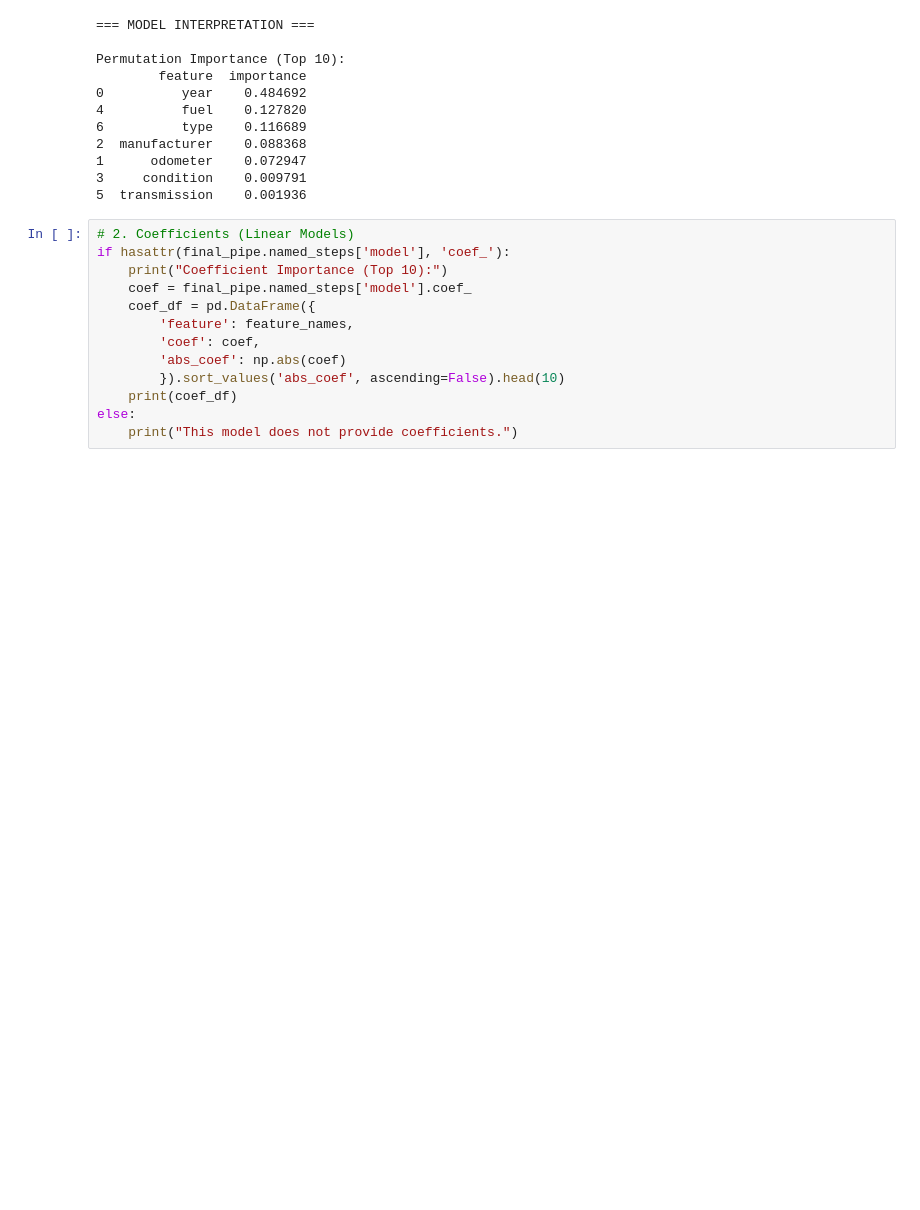
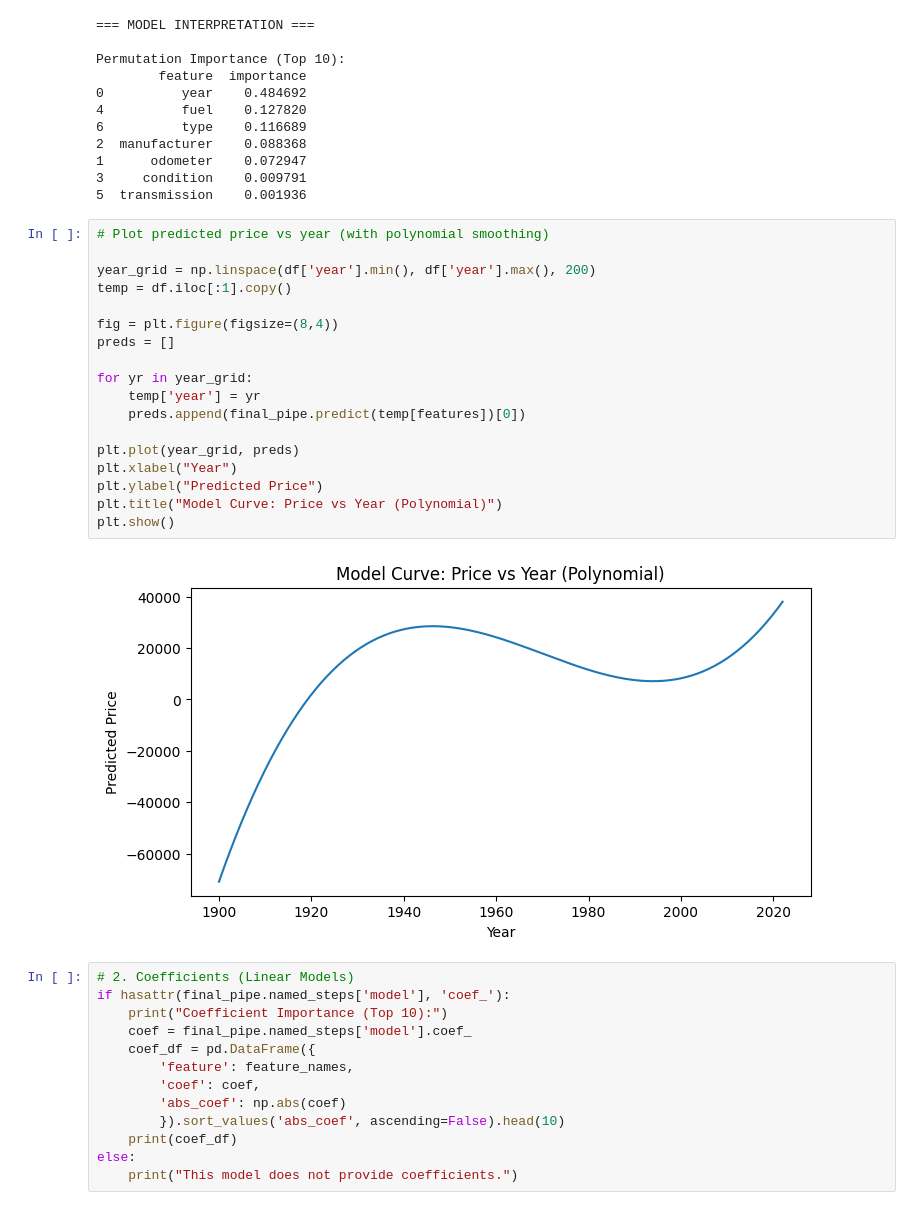
Before and after one commit to csdmichael/AIML-PracticalApp-WhatDrivesCarPrice, a Jupyter notebook: prompt_II.ipynb, the cells around one changed output. Drawn from its saved outputs; the diff is of its cells as text; blank space fills up the shorter version.

Commit message:
Plot predicted price vs year (with polynomial smoothing)

```diff
--- a/prompt_II.ipynb
+++ b/prompt_II.ipynb
@@ -361,6 +359,26 @@ Permutation Importance (Top 10):
 1      odometer    0.072947
 3     condition    0.009791
 5  transmission    0.001936
+# %%
+# Plot predicted price vs year (with polynomial smoothing)
+
+year_grid = np.linspace(df['year'].min(), df['year'].max(), 200)
+temp = df.iloc[:1].copy()
+
+fig = plt.figure(figsize=(8,4))
+preds = []
+
+for yr in year_grid:
+    temp['year'] = yr
+    preds.append(final_pipe.predict(temp[features])[0])
+
+plt.plot(year_grid, preds)
+plt.xlabel("Year")
+plt.ylabel("Predicted Price")
+plt.title("Model Curve: Price vs Year (Polynomial)")
+plt.show()
+# %% [output]
+[figure, added]
 # %%
 # 2. Coefficients (Linear Models)
 if hasattr(final_pipe.named_steps['model'], 'coef_'):
```
Also changed, not shown: parts of 1 cell of this notebook, 1 other file.
